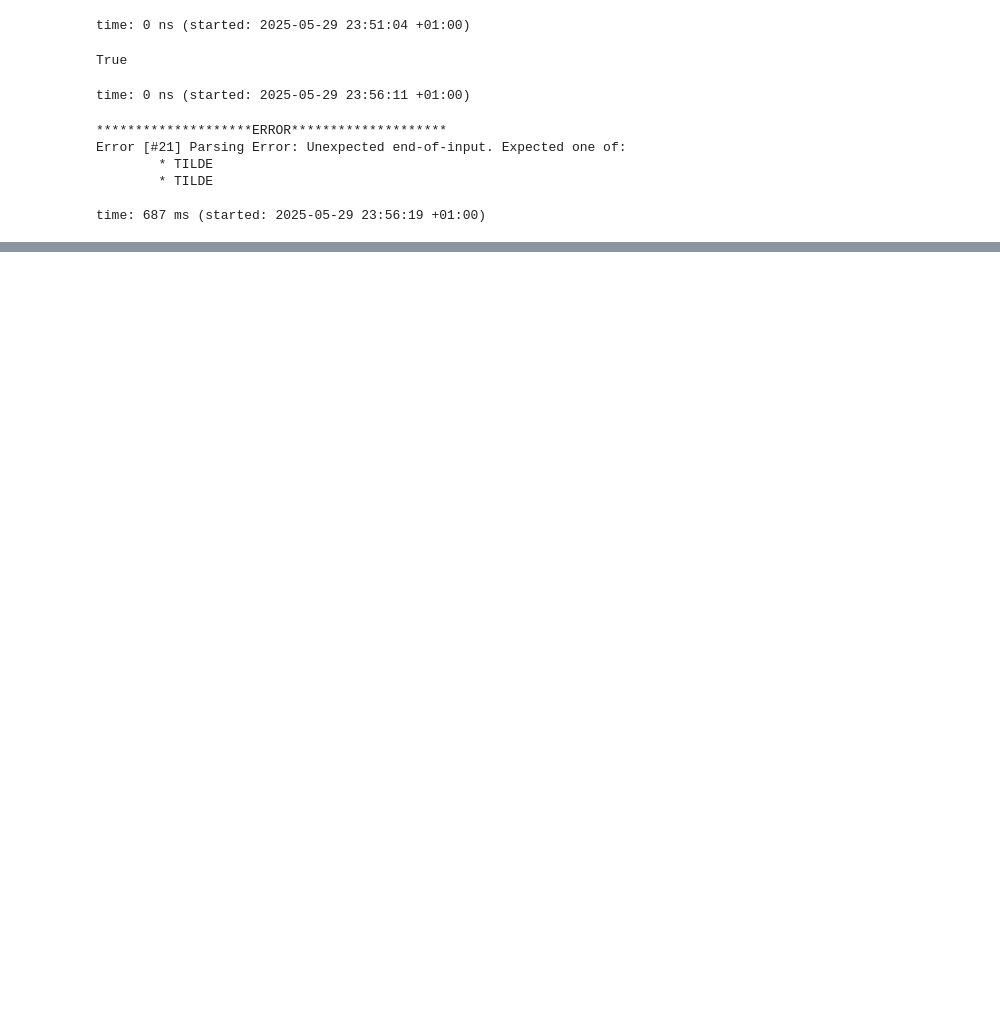
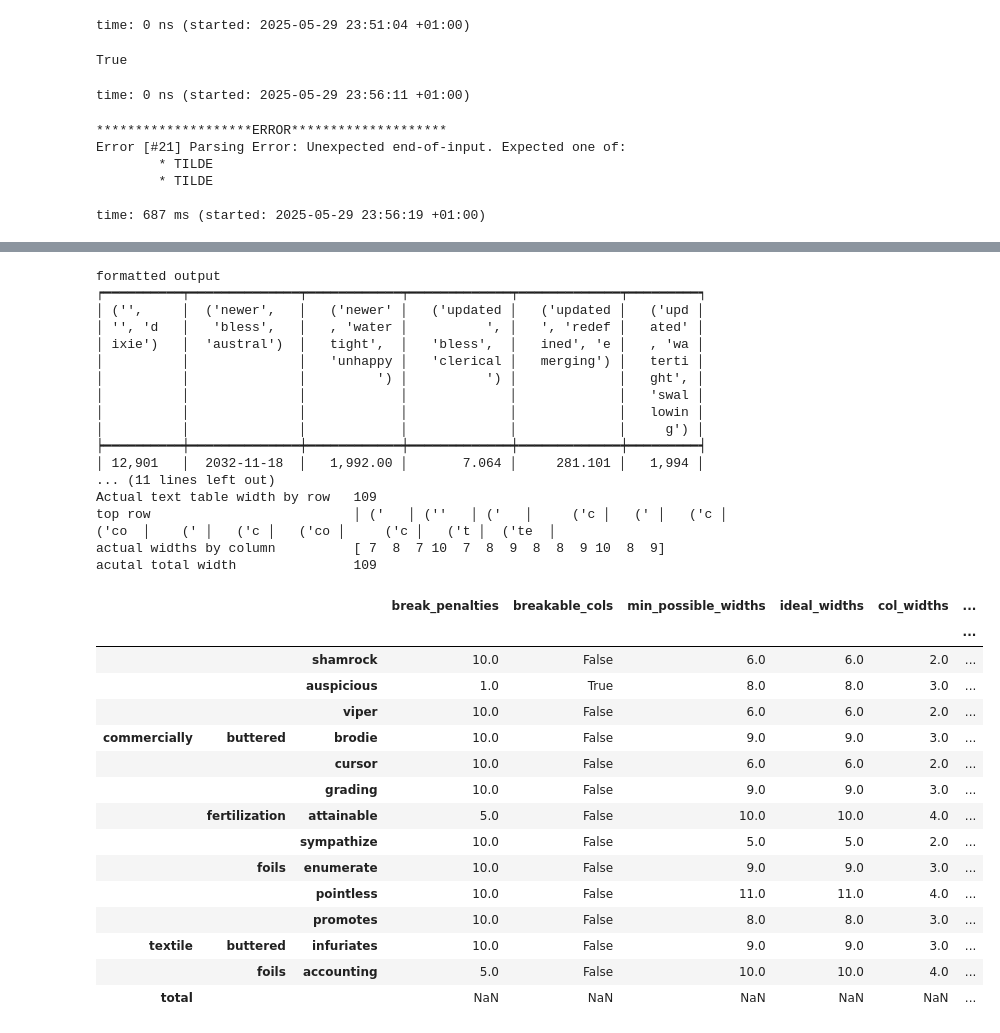
Before and after one commit to mynl/archivum_project, a Jupyter notebook: temp/text-extractor.ipynb, the cells around one changed output, grey strips where cells are left out. Saved outputs shown, nothing was run; the diff lists cells and outputs as text; code cells hidden in the pictures; blank space fills up the shorter version.

Commit message:
Massive work...tables...cli

```diff
--- a/temp/text-extractor.ipynb
+++ b/temp/text-extractor.ipynb
@@ -1161,0 +1691,2 @@ ValueError: Parsing Error: Unexpected end of input
+# %%
+f = GT(df, show_index=False, year_cols=['year'], max_table_width=90)
@@ -1161,0 +1716,4 @@ ValueError: Parsing Error: Unexpected end of input
+# %%
+tdf = TestDFGenerator()
+ts = tdf.test_suite()
+t
@@ -1161,0 +1737,28 @@ ValueError: Parsing Error: Unexpected end of input
+# %%
+def analysis(f):
+    """look at the text repr"""
+    s = str(f)
+    ans = list(map(len, s.split('\n')))
+    if min(ans) != max(ans): print('Weird, cols not all the same size', min(ans), max(ans))
+    print('Actual text table width by row  ', min(ans))
+    ans = []
+    s1 = s.split('\n')[1]
+    print('top row                         ', s1)
+    for i, c in enumerate(s1):
+        # print(i,c)
+        if c == '│':
+            ans.append(i)
+    ans = np.diff(np.array(ans))
+    print('actual widths by column         ', ans)
+    print('acutal total width              ', ans.sum() + 1)
+    dcw = getattr(f, '_debug_col_widths', None)
+    if dcw is not None:
+        ans = np.array(ans)
+        ans = ans - 4
+        dcw['actual'] = list(ans) + [ans.sum() + 1]
+        try:
+            display(dcw.astype(int))
+        except:
+            display(dcw)
+    print('formatted output')
+    print(s)
@@ -1161,0 +1767,11 @@ ValueError: Parsing Error: Unexpected end of input
+# %%
+for k, v in ts.items():
+    # if k != 'multiindex': continue
+    cw_target = 80
+    input_target = cw_target - 4 * v.shape[1]
+    print(f'{cw_target = } and {input_target = }')
+    f = (GT(v.head(), show_index=True, max_table_width=80 - 4 * v.shape[1], debug=True))
+    analysis(f)
+    # break
+    print('=*'*80)
+# %% [output]
@@ -1161,0 +1873,33 @@ ValueError: Parsing Error: Unexpected end of input
+formatted output
+┍━━━━━━━━━━┯━━━━━━━━━━━━━━┯━━━━━━━━━━━━┯━━━━━━━━━━━━━┯━━━━━━━━━━━━━┯━━━━━━━━━┑
+│ ('',     │  ('newer',   │   ('newer' │   ('updated │   ('updated │   ('upd │
+│ '', 'd   │   'bless',   │   , 'water │          ', │   ', 'redef │   ated' │
+│ ixie')   │  'austral')  │   tight',  │   'bless',  │   ined', 'e │   , 'wa │
+│          │              │   'unhappy │   'clerical │   merging') │   terti │
+│          │              │         ') │          ') │             │   ght', │
+│          │              │            │             │             │   'swal │
+│          │              │            │             │             │   lowin │
+│          │              │            │             │             │     g') │
+┝━━━━━━━━━━┿━━━━━━━━━━━━━━┿━━━━━━━━━━━━┿━━━━━━━━━━━━━┿━━━━━━━━━━━━━┿━━━━━━━━━┥
+│ 12,901   │  2032-11-18  │   1,992.00 │       7.064 │     281.101 │   1,994 │
+... (11 lines left out)
+Actual text table width by row   109
+top row                          │ ('   │ (''   │ ('   │     ('c │   (' │   ('c │  ('co  │    (' │   ('c │   ('co │     ('c │   ('t │  ('te  │
+actual widths by column          [ 7  8  7 10  7  8  9  8  8  9 10  8  9]
+acutal total width               109
+|  |  |  | break_penalties | breakable_cols | min_possible_widths | ideal_widths | col_widths | ... |
+|  |  |  |  |  |  |  |  | ... |
+|  |  | shamrock | 10.0 | False | 6.0 | 6.0 | 2.0 | ... |
+|  |  | auspicious | 1.0 | True | 8.0 | 8.0 | 3.0 | ... |
+|  |  | viper | 10.0 | False | 6.0 | 6.0 | 2.0 | ... |
+| commercially | buttered | brodie | 10.0 | False | 9.0 | 9.0 | 3.0 | ... |
+|  |  | cursor | 10.0 | False | 6.0 | 6.0 | 2.0 | ... |
+|  |  | grading | 10.0 | False | 9.0 | 9.0 | 3.0 | ... |
+|  | fertilization | attainable | 5.0 | False | 10.0 | 10.0 | 4.0 | ... |
+|  |  | sympathize | 10.0 | False | 5.0 | 5.0 | 2.0 | ... |
+|  | foils | enumerate | 10.0 | False | 9.0 | 9.0 | 3.0 | ... |
+|  |  | pointless | 10.0 | False | 11.0 | 11.0 | 4.0 | ... |
+|  |  | promotes | 10.0 | False | 8.0 | 8.0 | 3.0 | ... |
+| textile | buttered | infuriates | 10.0 | False | 9.0 | 9.0 | 3.0 | ... |
+|  | foils | accounting | 5.0 | False | 10.0 | 10.0 | 4.0 | ... |
+| total |  |  | NaN | NaN | NaN | NaN | NaN | ... |
```
Also changed, not shown: parts of 68 cells of this notebook, 14 other files.
